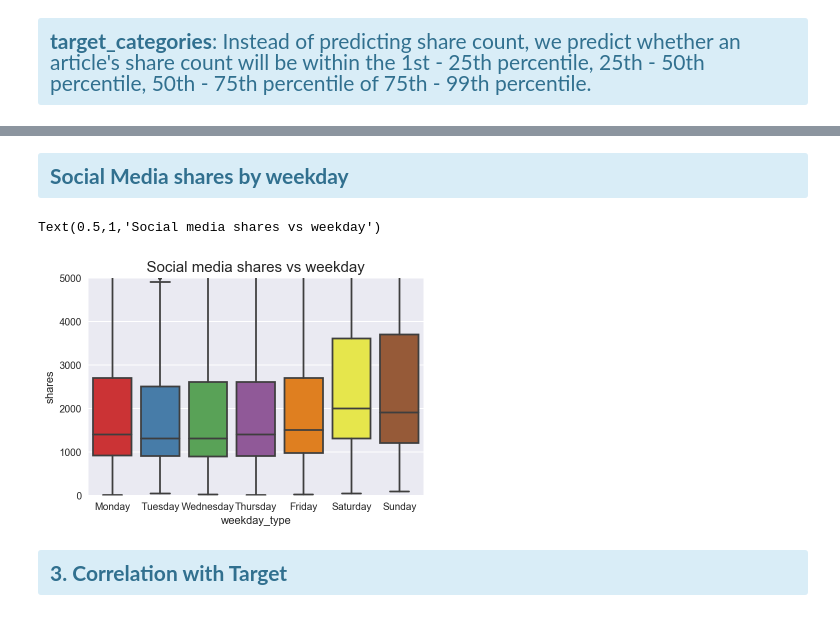
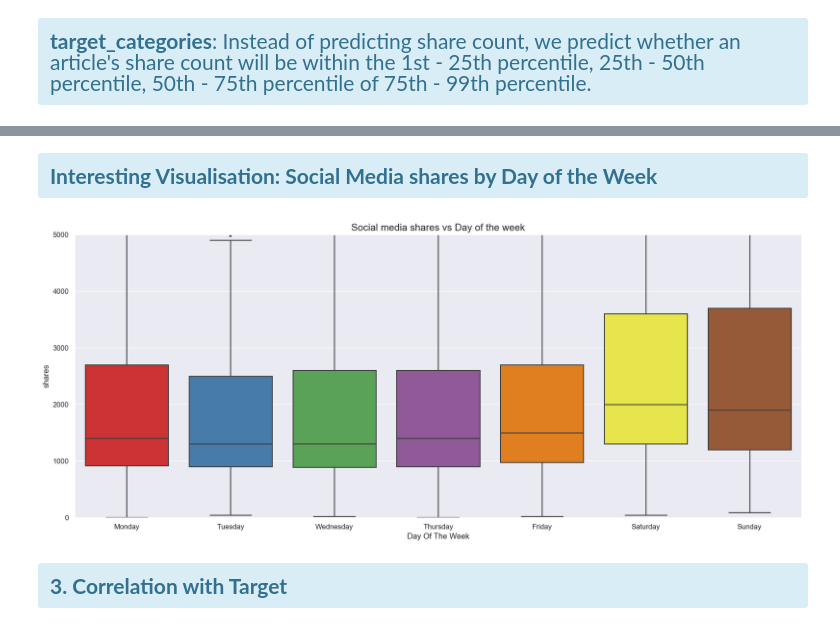
Before and after one commit to cqfkfc/ga-group-project-xmas, a Jupyter notebook: Online News Popularity (Team 7).ipynb, the cells around one changed output, grey strips where cells are left out. Cells and saved outputs as stored; diff of their text form; code cells hidden in the pictures.

```diff
--- a/Online News Popularity (Team 7).ipynb
+++ b/Online News Popularity (Team 7).ipynb
@@ -216,14 +183,37 @@ plot_shares_cat_distribution()
 # %% [markdown]
-<div class="alert alert-info" style="font-size:150%"><b>Social Media shares by weekday</b></div>
+<div class="alert alert-info" style="font-size:150%"><b>Interesting Visualisation: Social Media shares by Day of the Week</b></div>
-# %%
-sns.boxplot(data=df1, x='weekday_type',y='shares',\
-            palette='Set1')
-ax = plt.gca()
-ax.set_ylim([0, 5000])
-ax.set_title("Social media shares vs weekday",size=15)
-# %% [output]
-Text(0.5,1,'Social media shares vs weekday')
-[figure, removed]
+# %%
+# combining weekday dummy variables into single column only to plot graph
+
+dotw = {}
+dotw['Monday'] = df['weekday_is_monday']
+dotw['Tuesday'] = df['weekday_is_tuesday']
+dotw['Wednesday'] = df['weekday_is_wednesday']
+dotw['Thursday'] = df['weekday_is_thursday']
+dotw['Friday'] = df['weekday_is_friday']
+dotw['Saturday'] = df['weekday_is_saturday']
+dotw['Sunday'] = df['weekday_is_sunday']
+
+dotw = pd.DataFrame(dotw)
+
+def get_weekday(row):
+    for c in dotw.columns:
+        if row[c]==1:
+            return c
+
+dotw = dotw.apply(get_weekday, axis=1)
+
+df1 = pd.concat([df, dotw],axis=1)
+df1.rename(columns={0:'Day Of The Week'},inplace=True)
+
+plt.figure(figsize=(20,8))
+sns.boxplot(data=df1, x='Day Of The Week',y='shares',\
+            palette='Set1')
+ax = plt.gca()
+ax.set_ylim([0, 5000])
+ax.set_title("Social media shares vs Day of the week",size=15);
+# %% [output]
+[figure, added]
 # %% [markdown]
 <div class="alert alert-info" style="font-size:150%"><b>3. Correlation with Target</b></div>
 # %%
```
Also changed, not shown: parts of 51 cells of this notebook.
